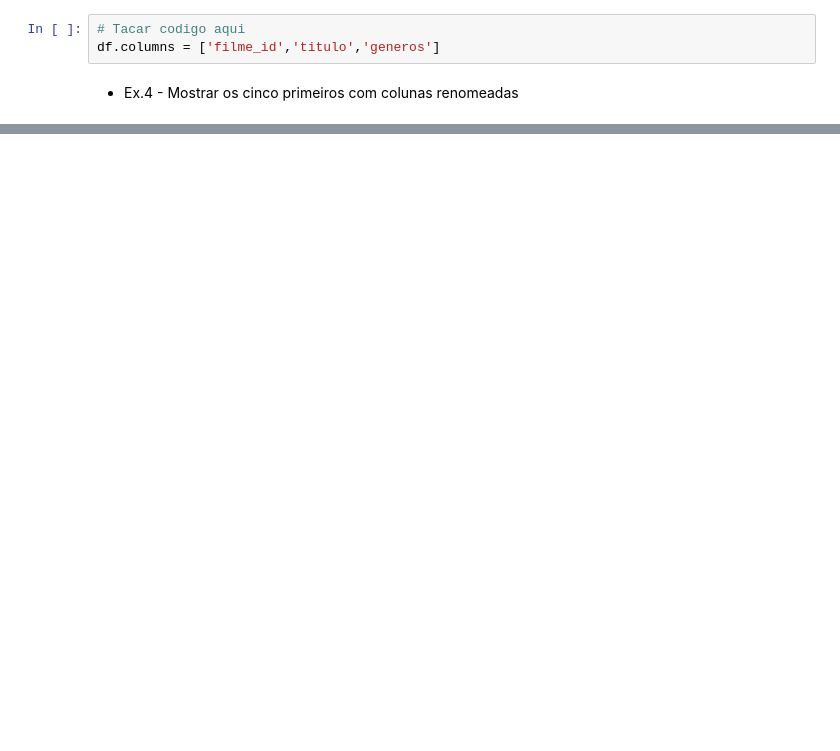
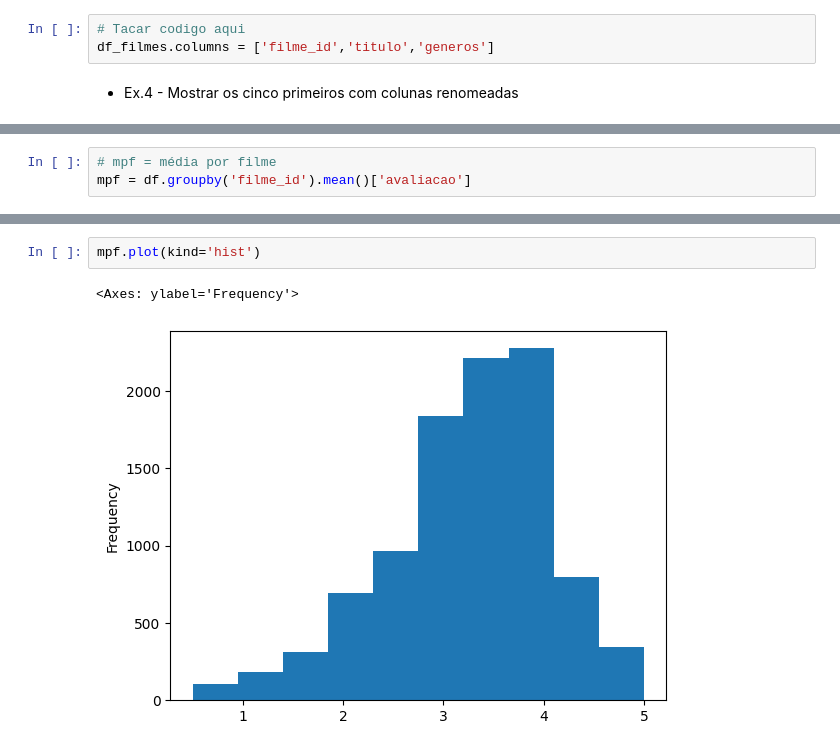
Before and after one commit to alanacalado/semanaeda, a Jupyter notebook: aula1.ipynb, the cells around one changed output, grey strips where cells are left out. Drawn from its saved outputs; the diff is of its cells as text; blank space fills up the shorter version.

```diff
--- a/aula1.ipynb
+++ b/aula1.ipynb
@@ -350,7 +349,7 @@ df.head()
 - Ex.3 - Renomear as colunas para ['filme_id', 'titulo','generos']
 # %%
 # Tacar codigo aqui
-df.columns = ['filme_id','titulo','generos']
+df_filmes.columns = ['filme_id','titulo','generos']
 # %% [markdown]
 - Ex.4 - Mostrar os cinco primeiros com colunas renomeadas
 # %%
@@ -374,0 +387,3 @@ df.query("filme_id==1").head()
+# %%
+# mpf = média por filme
+mpf = df.groupby('filme_id').mean()['avaliacao']
@@ -374,0 +400,5 @@ df.query("filme_id==1").head()
+# %%
+mpf.plot(kind='hist')
+# %% [output]
+<Axes: ylabel='Frequency'>
+[figure, added]
```
Also changed, not shown: parts of 21 cells of this notebook, 4 other files.
